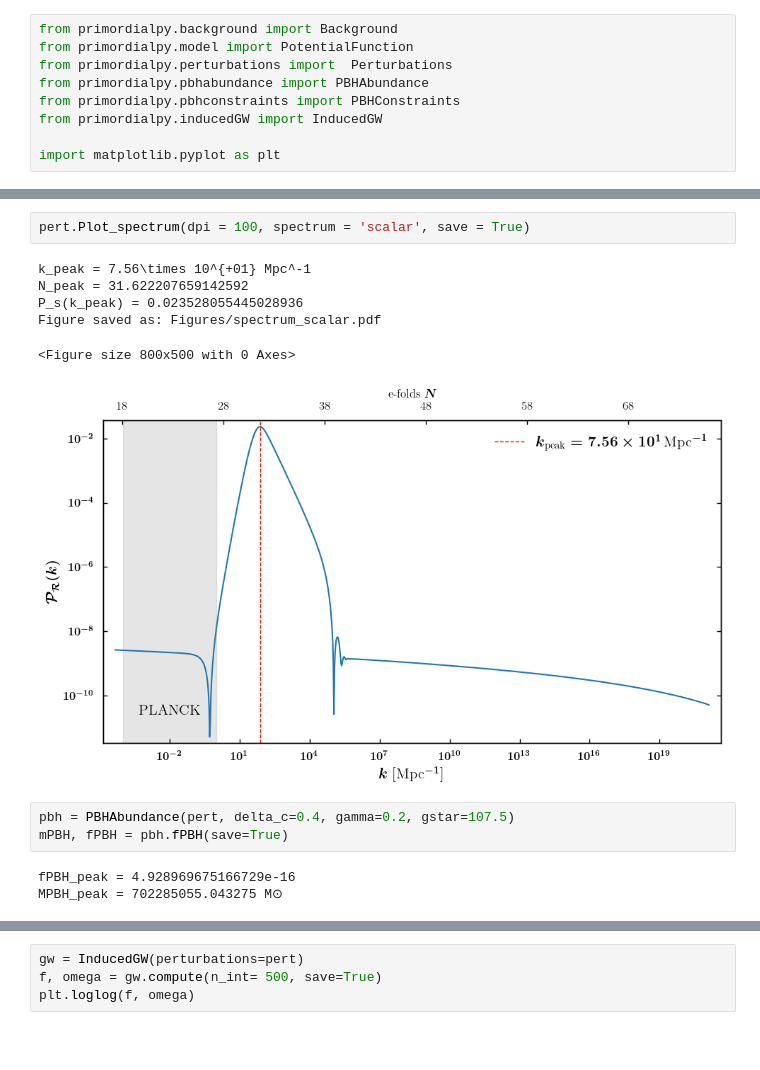
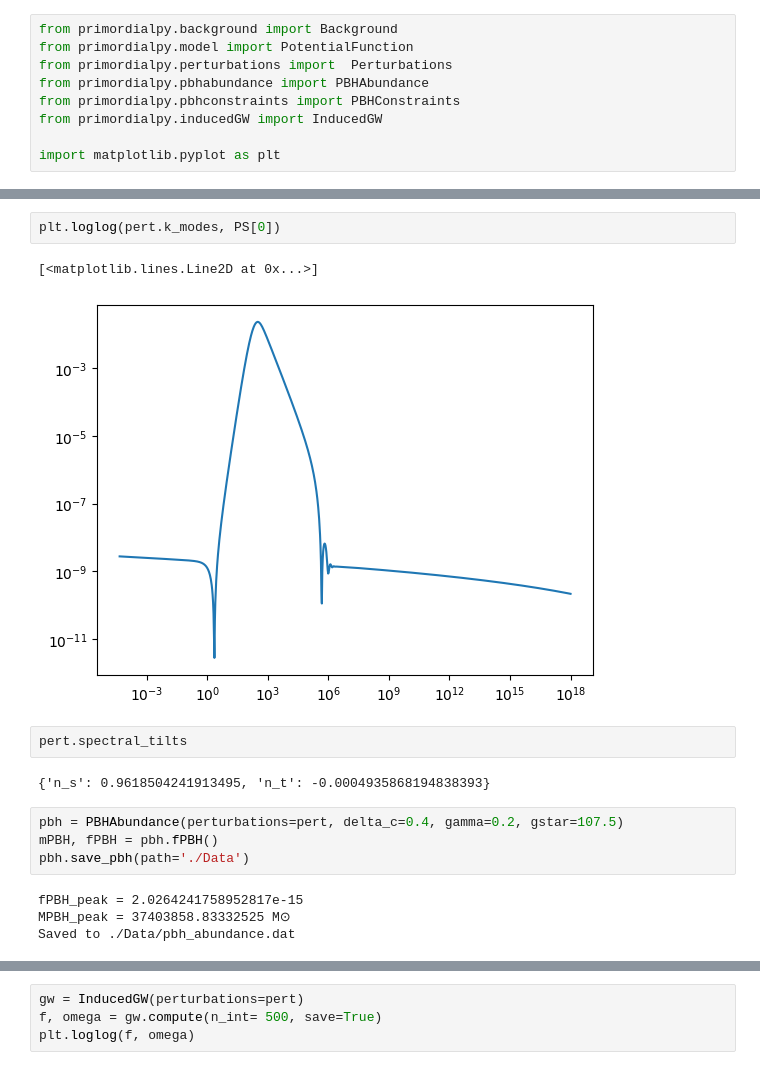
Before and after one commit to fpineda94/primordialpy, a Jupyter notebook: notebooks/PBHs/starobinsky_bump/starobinksky_bump.ipynb, the cells around one changed output, grey strips where cells are left out. Drawn from its saved outputs; the diff is of its cells as text; blank space fills up the shorter version.

```diff
--- a/notebooks/PBHs/starobinsky_bump/starobinksky_bump.ipynb
+++ b/notebooks/PBHs/starobinsky_bump/starobinksky_bump.ipynb
@@ -45,15 +54,17 @@ PS = pert.Power_spectrum(save = True)
-# %%
-pert.Plot_spectrum(dpi = 100, spectrum = 'scalar', save = True)
-# %% [output]
-k_peak = 7.56\times 10^{+01} Mpc^-1
-N_peak = 31.622207659142592
-P_s(k_peak) = 0.023528055445028936
-Figure saved as: Figures/spectrum_scalar.pdf
-<Figure size 800x500 with 0 Axes>
-[figure, removed]
+# %%
+plt.loglog(pert.k_modes, PS[0])
+# %% [output]
+[<matplotlib.lines.Line2D at 0x...>]
+[figure, added]
+# %%
+pert.spectral_tilts
+# %% [output]
+{'n_s': 0.9618504241913495, 'n_t': -0.0004935868194838393}
 # %%
-pbh = PBHAbundance(pert, delta_c=0.4, gamma=0.2, gstar=107.5)
-mPBH, fPBH = pbh.fPBH(save=True)
+pbh = PBHAbundance(perturbations=pert, delta_c=0.4, gamma=0.2, gstar=107.5)
+mPBH, fPBH = pbh.fPBH()
+pbh.save_pbh(path='./Data')
 # %% [output]
-fPBH_peak = 4.928969675166729e-16
-MPBH_peak = 702285055.043275 M⊙
+fPBH_peak = 2.0264241758952817e-15
+MPBH_peak = 37403858.83332525 M⊙
+Saved to ./Data/pbh_abundance.dat
```
Also changed, not shown: parts of 6 cells of this notebook, 55 other files.
